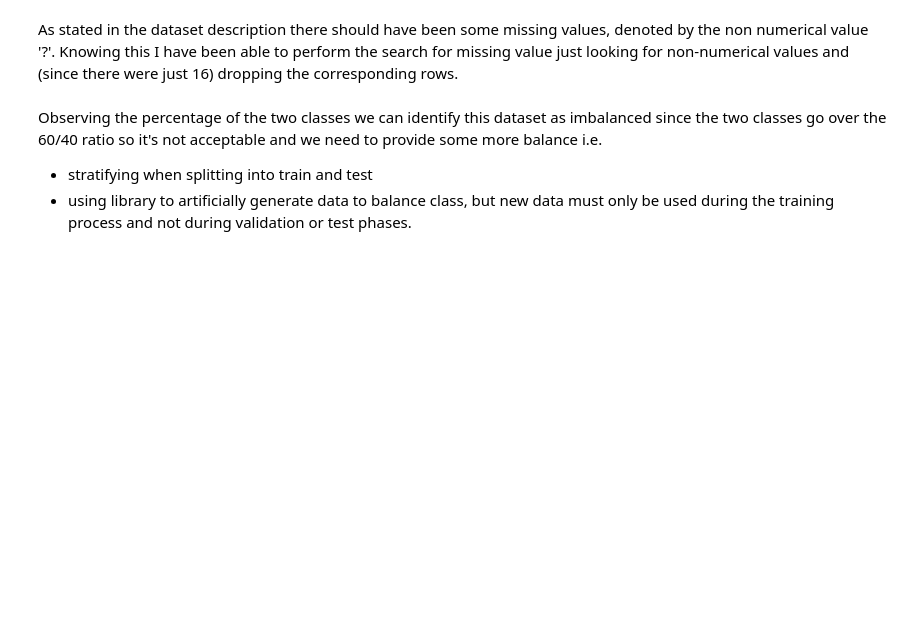
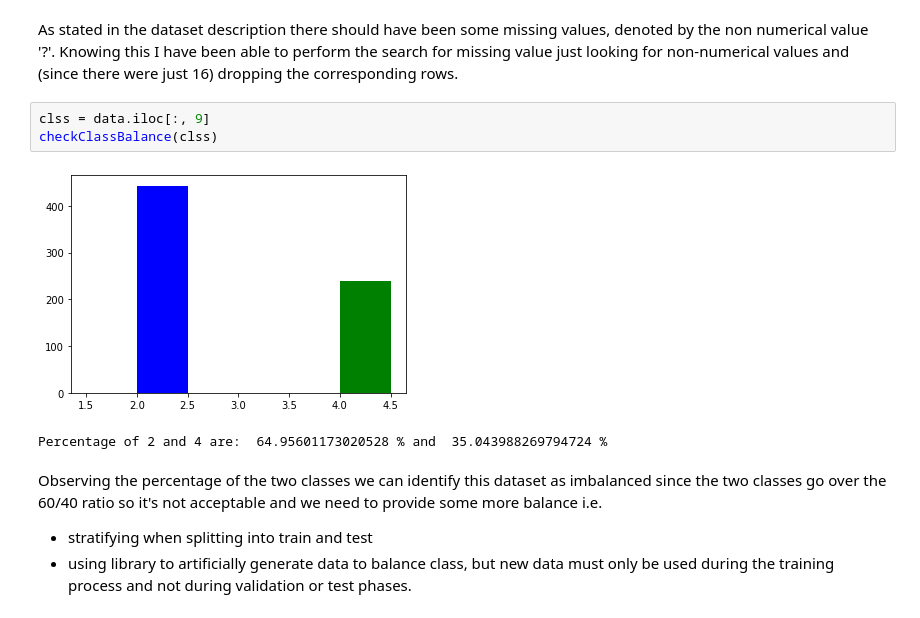
Before and after one commit to Vaelthur/DataSpaces_Tesina, a Jupyter notebook: DS_Tesina.ipynb, the cells around one changed output. Cells and saved outputs as stored; diff of their text form; blank space fills up the shorter version.

```diff
--- a/DS_Tesina.ipynb
+++ b/DS_Tesina.ipynb
@@ -120,6 +123,12 @@ Data without first Column "Sample Number"
 (682, 10)
 # %% [markdown]
 As stated in the dataset description there should have been some missing values, denoted by the non numerical value '?'. Knowing this I have been able to perform the search for missing value just looking for non-numerical values and (since there were just 16) dropping the corresponding rows.
+# %%
+clss = data.iloc[:, 9]
+checkClassBalance(clss)
+# %% [output]
+[figure, added]
+Percentage of 2 and 4 are:  64.95601173020528 % and  35.043988269794724 %
 # %% [markdown]
 Observing the percentage of the two classes we can identify this dataset as imbalanced since the two classes go over the 60/40 ratio so it's not acceptable and we need to provide some more balance i.e.
 - stratifying when splitting into train and test
```
Also changed, not shown: parts of 17 cells of this notebook.
